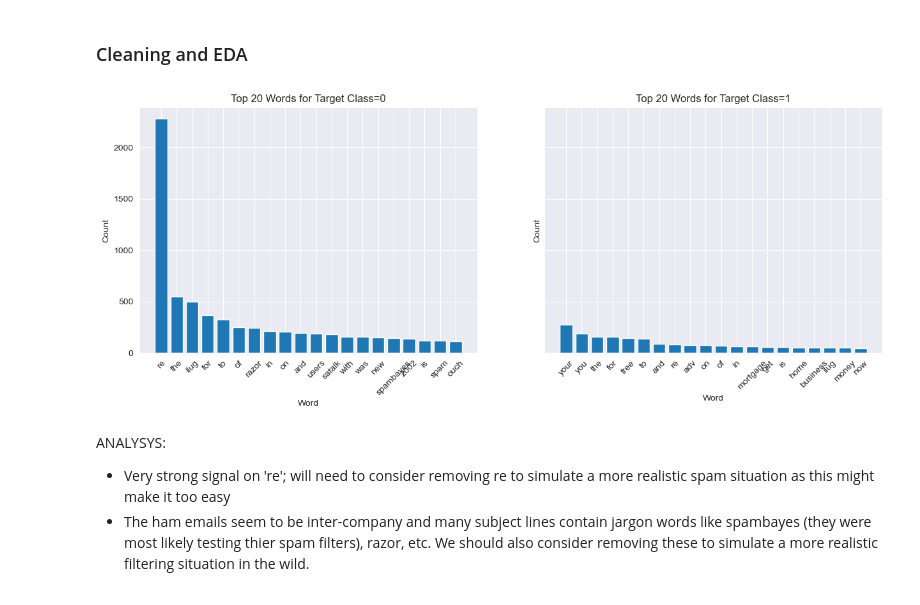
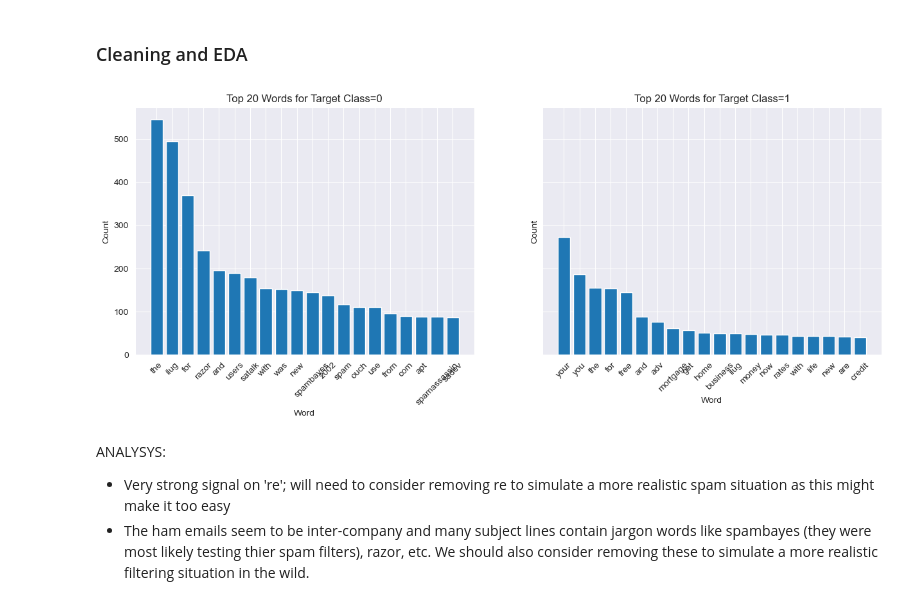
Before and after one commit to dman01337/HAM-vs-SPAM, a Jupyter notebook: Ham_vs_Spam.ipynb, the cells around one changed output. Drawn from its saved outputs; the diff is of its cells as text; code cells hidden in the pictures.

```diff
--- a/Ham_vs_Spam.ipynb
+++ b/Ham_vs_Spam.ipynb
@@ -453,9 +455,9 @@ tokenizer = RegexpTokenizer(r"(?u)\b\w\w+\b")
 subject_eda_df['subject_tokenized'] = subject_eda_df['subject'].apply(lambda x: tokenizer.tokenize(x))
 # %%
 # visualize the top 20 words in the subject column for spam and not spam
-histogram_top_n_words(subject_eda_df, 20, 'target')
+histogram_top_n_words(subject_eda_df, 20, 'subject_tokenized', 'target')
 # %% [output]
-[figure, old version]
+[figure, new version]
 # %% [markdown]
 ANALYSYS:
 - Very strong signal on 're'; will need to consider removing re to simulate a more realistic spam situation as this might make it too easy
```
Also changed, not shown: parts of 91 cells of this notebook, 1 other file.
